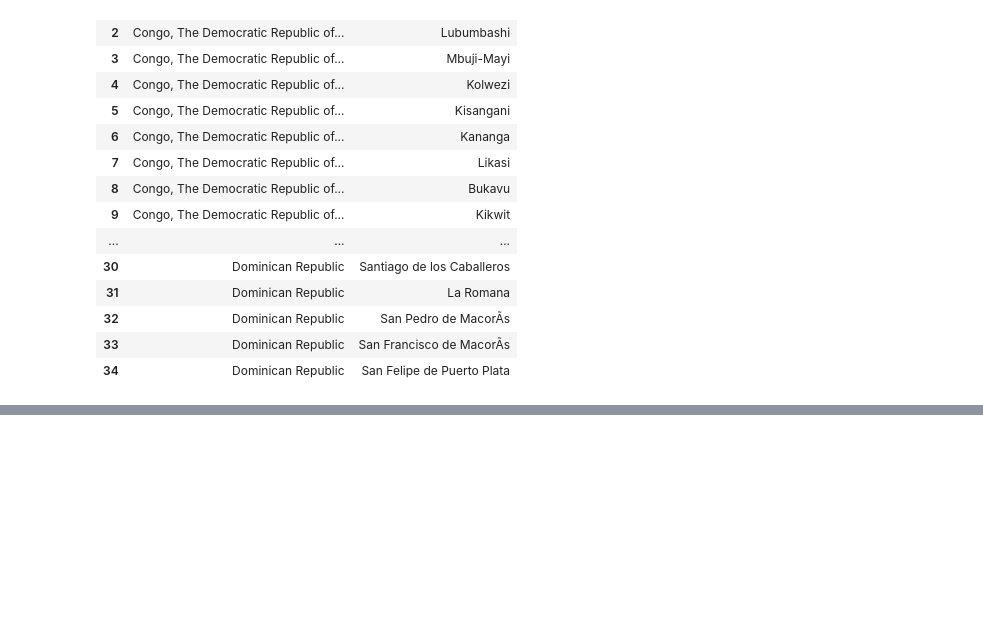
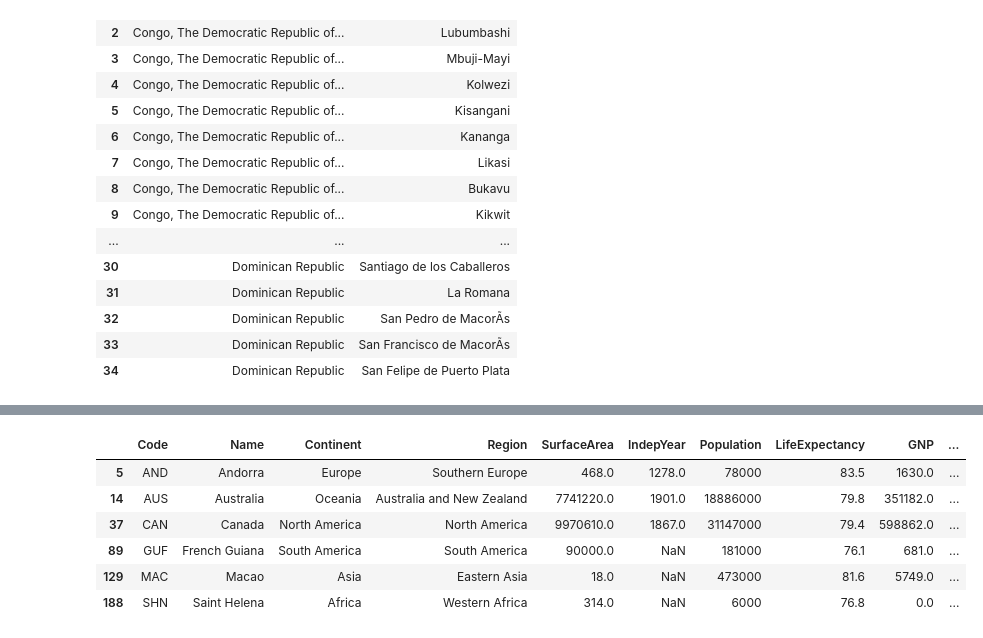
Before and after one commit to cldud400/fintech_class, a Jupyter notebook: Database/python_sql_1.ipynb, the cells around one changed output, grey strips where cells are left out. Saved outputs shown, nothing was run; the diff lists cells and outputs as text; code cells hidden in the pictures; blank space fills up the shorter version.

```diff
--- a/Database/python_sql_1.ipynb
+++ b/Database/python_sql_1.ipynb
@@ -363,0 +513,6 @@ df
+# %%
+sql = '''
+select * from country;
+'''
+
+country_df = pd.read_sql(sql,db)
@@ -363,0 +531,13 @@ df
+# %%
+grouped = country_df.groupby('Continent')['LifeExpectancy']
+# transform : 각 그룹의 값을 그 그룹의 최대값으로 바꾼다.
+grouped.transform(max)
+country_df[grouped.transform(max) == country_df['LifeExpectancy']]
+# %% [output]
+|  | Code | Name | Continent | Region | SurfaceArea | IndepYear | Population | LifeExpectancy | GNP | ... |
+| 5 | AND | Andorra | Europe | Southern Europe | 468.0 | 1278.0 | 78000 | 83.5 | 1630.0 | ... |
+| 14 | AUS | Australia | Oceania | Australia and New Zealand | 7741220.0 | 1901.0 | 18886000 | 79.8 | 351182.0 | ... |
+| 37 | CAN | Canada | North America | North America | 9970610.0 | 1867.0 | 31147000 | 79.4 | 598862.0 | ... |
+| 89 | GUF | French Guiana | South America | South America | 90000.0 | NaN | 181000 | 76.1 | 681.0 | ... |
+| 129 | MAC | Macao | Asia | Eastern Asia | 18.0 | NaN | 473000 | 81.6 | 5749.0 | ... |
+| 188 | SHN | Saint Helena | Africa | Western Africa | 314.0 | NaN | 6000 | 76.8 | 0.0 | ... |
```
Also changed, not shown: parts of 33 cells of this notebook, 9 other files.
